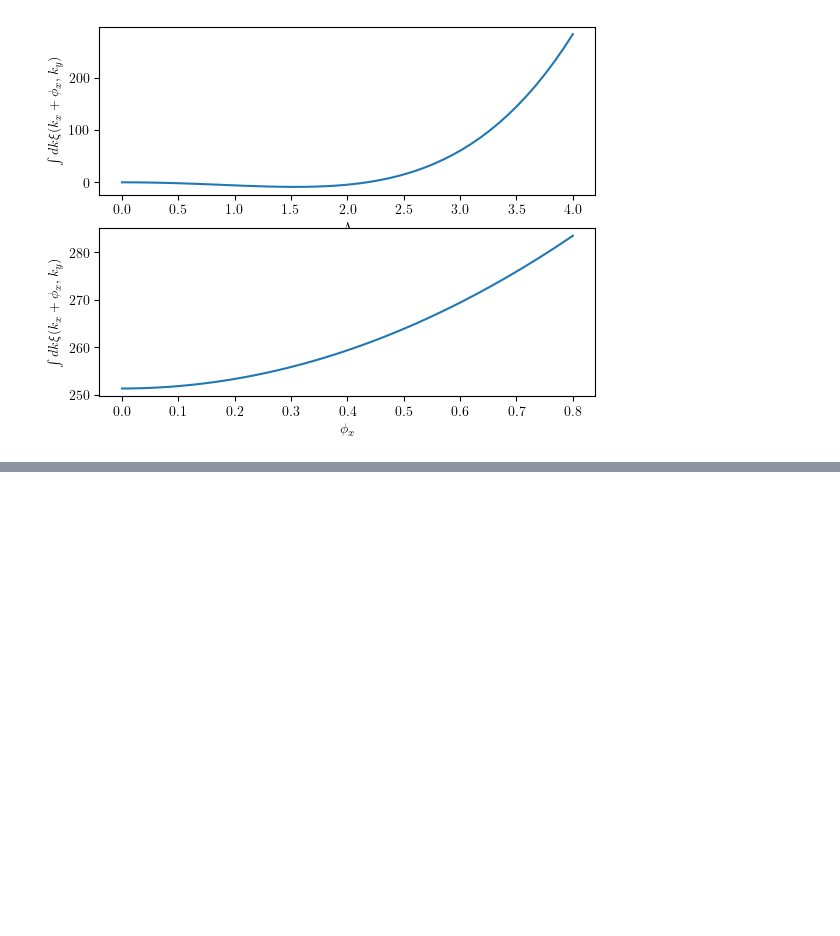
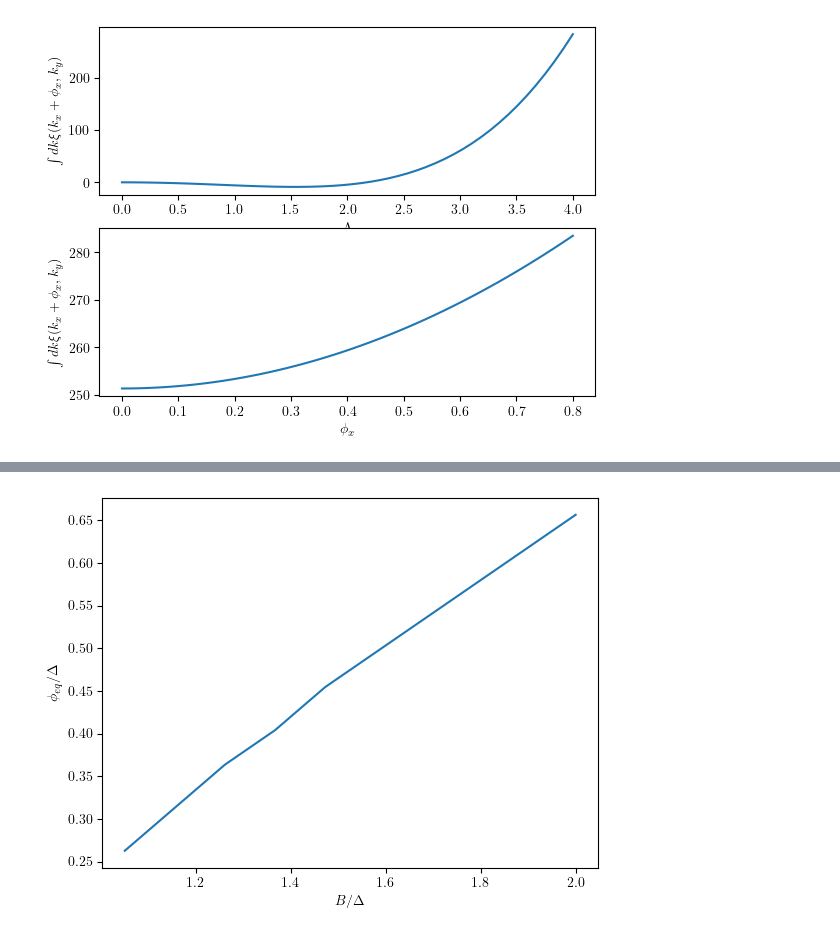
Before and after one commit to gabriel-rodriguez-ruiz/bilayer, a Jupyter notebook: Monolayer.ipynb, the cells around one changed output, grey strips where cells are left out. Drawn from its saved outputs; the diff is of its cells as text; code cells hidden in the pictures; blank space fills up the shorter version.

```diff
--- a/Monolayer.ipynb
+++ b/Monolayer.ipynb
@@ -558,0 +576,17 @@ get_total_fundamental_energy_vs_phi_x([Discriminant_roots[0]], mu, B, Delta, cut
+# %%
+cut_off = 10
+mu = 3.
+Delta = 1
+phi_x_values = np.linspace(0, 1, 100)
+B_values = np.linspace(1.05, 2, 10)
+
+phi_minima_values, E_values = get_minima_of_energy_vs_B(phi_x_values, mu, B_values, Delta, cut_off)
+
+fig, ax = plt.subplots()
+ax.plot(B_values, [phi_x_values[int(i)] for i in phi_minima_values])
+ax.set_xlabel(r"$B/\Delta$")
+ax.set_ylabel(r"$\phi_{eq}/\Delta$");
+
+plt.show()
+# %% [output]
+[figure, added]
```
Also changed, not shown: parts of 10 cells of this notebook.
